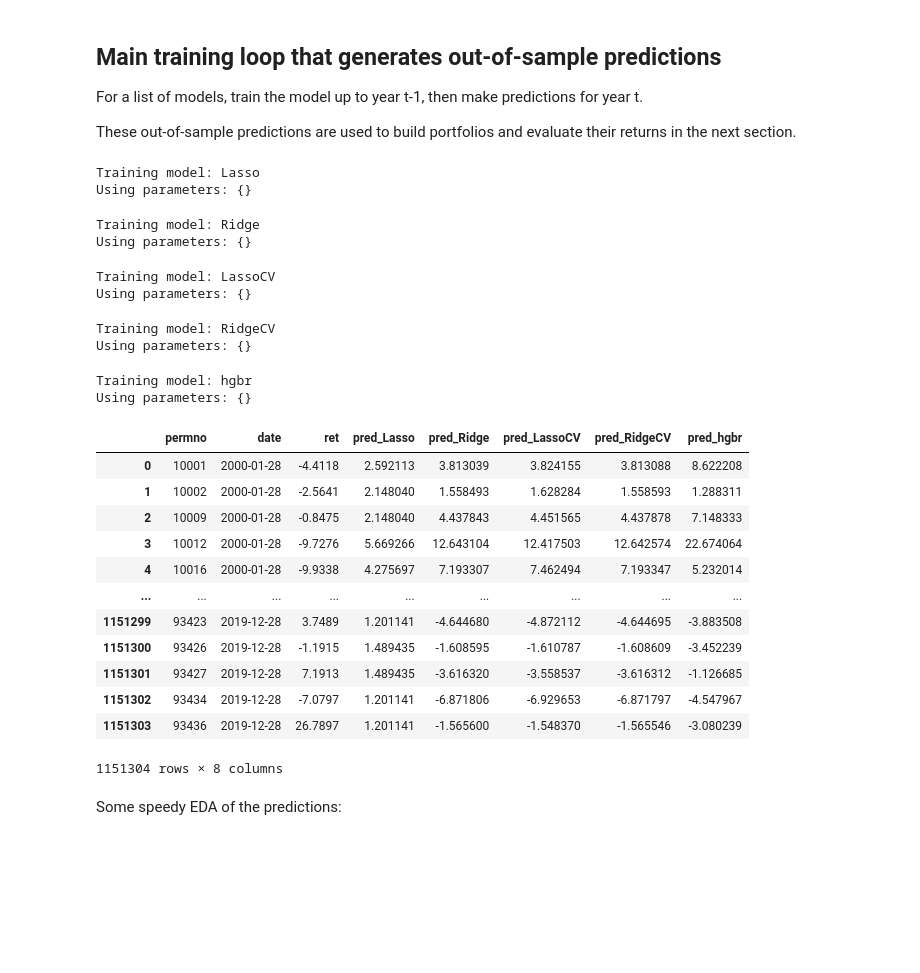
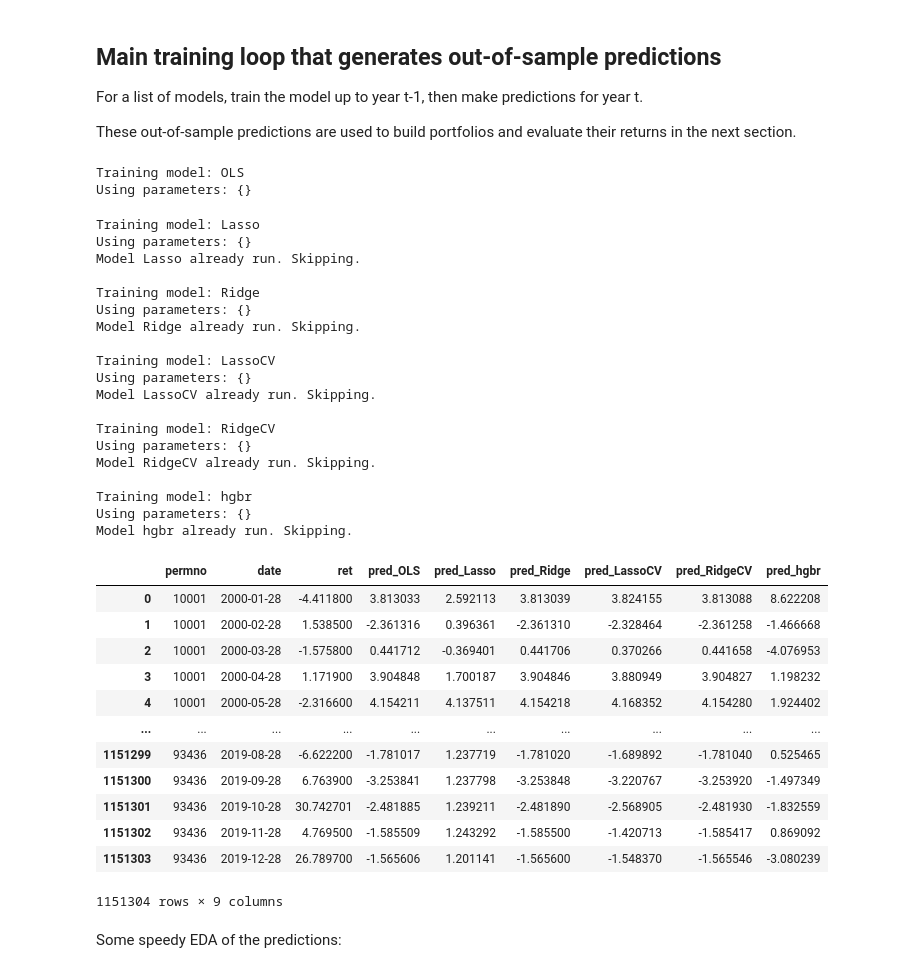
Before and after one commit to donbowen/StockPredictionAndEval, a Jupyter notebook: stock_prediction_and_eval.ipynb, the cells around one changed output. Saved outputs shown, nothing was run; the diff lists cells and outputs as text; code cells hidden in the pictures; blank space fills up the shorter version.

```diff
--- a/stock_prediction_and_eval.ipynb
+++ b/stock_prediction_and_eval.ipynb
@@ -464,6 +465,7 @@ force_rerun = False # set to True to force run all models again
 
 # Create a Loop that goes by year instead of doing cv split function, trains up to year, validates and then expands trains and validates continued until end of training
 model_dict = {
+    'OLS': LinearRegression(),
     'Lasso': Lasso(),
     'Ridge': Ridge(),
     'LassoCV': LassoCV(n_alphas=50, max_iter=2000, tol=0.001),
@@ -474,7 +476,7 @@ model_dict = {
 
 # Create a dictionary to store the parameters for the mlp regressor (hidden layer sizes from 1 to 5)
 params = {
-    'mlp': {'hidden_layer_sizes': [(64, 32)]} # (128, 64, 32), (256, 128, 64, 32)] #, #(256, 128, 64, 32), (512, 256, 128, 64, 32)],
+    'mlp': {'hidden_layer_sizes': [(64, 32),  (32, 16, 8), (128, 64, 32)]} # (128, 64, 32), (256, 128, 64, 32)] #, #(256, 128, 64, 32), (512, 256, 128, 64, 32)],
 }
 
 ######## END: PARAMETERS #########
@@ -548,53 +550,64 @@ if len(results) > 0:
 
     # Merge all on ['permno', 'date', 'ret']
     results_df = reduce(
         lambda left, right: pd.merge(left, right, on=['permno', 'date', 'ret'], how='outer'),
         dfs
     )
 
     results_df = results_df.drop_duplicates(subset=['permno', 'date'], keep='first')  # Keep the last occurrence of each permno-date pair
     results_df = results_df.sort_values(by=['date','permno']).reset_index(drop=True)  # Sort by permno and date
 
     # combine with already existing predictions
     if os.path.exists(prediction_output_fname):
         results_df = pd.merge(results_df,
                             prediction_output,
                             on=['permno', 'date'], how='outer', validate="one_to_one")
 
         # for any pair of columns with _x and _y, combine them (put ret_y where ret_x is null, rename ret_x, delete ret_y)
         col_pairs = [(col, col.replace('_x', '_y')) for col in results_df.columns if '_x' in col and col.replace('_x', '_y') in results_df.columns]
         for col_x, col_y in col_pairs:
             results_df[col_x] = results_df[col_x].combine_first(results_df[col_y])
             results_df.drop(columns=[col_y], inplace=True)
             results_df.rename(columns={col_x: col_x.replace('_x', '')}, inplace=True)
 
     results_df = move_column_to_front(results_df, ['permno', 'date', 'ret'])
     results_df.to_csv(prediction_output_fname, index=False)  # Save the results to a CSV file
     display(results_df)
 # %% [output]
-Training model: Lasso
+Training model: OLS
 Using parameters: {}
+Training model: Lasso
+Using parameters: {}
+Model Lasso already run. Skipping.
+
 Training model: Ridge
 Using parameters: {}
+Model Ridge already run. Skipping.
+
+Training model: LassoCV
+Using parameters: {}
+Model LassoCV already run. Skipping.
+
+Training model: RidgeCV
+Using parameters: {}
+Model RidgeCV already run. Skipping.
+
+Training model: hgbr
+Using parameters: {}
+Model hgbr already run. Skipping.
+|  | permno | date | ret | pred_OLS | pred_Lasso | pred_Ridge | pred_LassoCV | pred_RidgeCV | pred_hgbr |
+| 0 | 10001 | 2000-01-28 | -4.411800 | 3.813033 | 2.592113 | 3.813039 | 3.824155 | 3.813088 | 8.622208 |
+| 1 | 10001 | 2000-02-28 | 1.538500 | -2.361316 | 0.396361 | -2.361310 | -2.328464 | -2.361258 | -1.466668 |
+| 2 | 10001 | 2000-03-28 | -1.575800 | 0.441712 | -0.369401 | 0.441706 | 0.370266 | 0.441658 | -4.076953 |
+| 3 | 10001 | 2000-04-28 | 1.171900 | 3.904848 | 1.700187 | 3.904846 | 3.880949 | 3.904827 | 1.198232 |
+| 4 | 10001 | 2000-05-28 | -2.316600 | 4.154211 | 4.137511 | 4.154218 | 4.168352 | 4.154280 | 1.924402 |
+| ... | ... | ... | ... | ... | ... | ... | ... | ... | ... |
+| 1151299 | 93436 | 2019-08-28 | -6.622200 | -1.781017 | 1.237719 | -1.781020 | -1.689892 | -1.781040 | 0.525465 |
+| 1151300 | 93436 | 2019-09-28 | 6.763900 | -3.253841 | 1.237798 | -3.253848 | -3.220767 | -3.253920 | -1.497349 |
+| 1151301 | 93436 | 2019-10-28 | 30.742701 | -2.481885 | 1.239211 | -2.481890 | -2.568905 | -2.481930 | -1.832559 |
+| 1151302 | 93436 | 2019-11-28 | 4.769500 | -1.585509 | 1.243292 | -1.585500 | -1.420713 | -1.585417 | 0.869092 |
+| 1151303 | 93436 | 2019-12-28 | 26.789700 | -1.565606 | 1.201141 | -1.565600 | -1.548370 | -1.565546 | -3.080239 |
-Training model: LassoCV
-Using parameters: {}
+1151304 rows × 9 columns
-Training model: RidgeCV
-Using parameters: {}
-Training model: hgbr
-Using parameters: {}
-|  | permno | date | ret | pred_Lasso | pred_Ridge | pred_LassoCV | pred_RidgeCV | pred_hgbr |
-| 0 | 10001 | 2000-01-28 | -4.4118 | 2.592113 | 3.813039 | 3.824155 | 3.813088 | 8.622208 |
-| 1 | 10002 | 2000-01-28 | -2.5641 | 2.148040 | 1.558493 | 1.628284 | 1.558593 | 1.288311 |
-| 2 | 10009 | 2000-01-28 | -0.8475 | 2.148040 | 4.437843 | 4.451565 | 4.437878 | 7.148333 |
-| 3 | 10012 | 2000-01-28 | -9.7276 | 5.669266 | 12.643104 | 12.417503 | 12.642574 | 22.674064 |
-| 4 | 10016 | 2000-01-28 | -9.9338 | 4.275697 | 7.193307 | 7.462494 | 7.193347 | 5.232014 |
-| ... | ... | ... | ... | ... | ... | ... | ... | ... |
-| 1151299 | 93423 | 2019-12-28 | 3.7489 | 1.201141 | -4.644680 | -4.872112 | -4.644695 | -3.883508 |
-| 1151300 | 93426 | 2019-12-28 | -1.1915 | 1.489435 | -1.608595 | -1.610787 | -1.608609 | -3.452239 |
-| 1151301 | 93427 | 2019-12-28 | 7.1913 | 1.489435 | -3.616320 | -3.558537 | -3.616312 | -1.126685 |
-| 1151302 | 93434 | 2019-12-28 | -7.0797 | 1.201141 | -6.871806 | -6.929653 | -6.871797 | -4.547967 |
-| 1151303 | 93436 | 2019-12-28 | 26.7897 | 1.201141 | -1.565600 | -1.548370 | -1.565546 | -3.080239 |
-1151304 rows × 8 columns
 # %% [markdown]
 Some speedy EDA of the predictions:
 # %%
```
Also changed, not shown: parts of 15 cells of this notebook, 5 other files.
